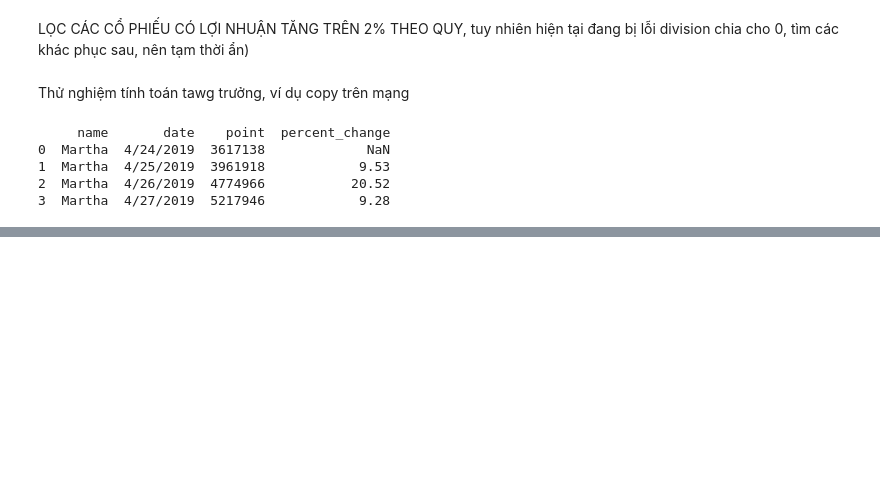
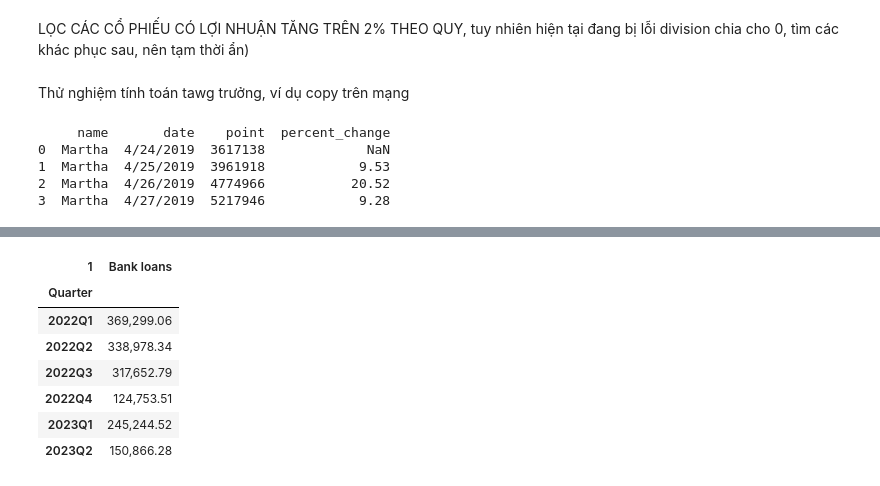
Before and after one commit to mrtotet/Statement_analyst_all_3, a Jupyter notebook: notebooks/process_raw_data.ipynb, the cells around one changed output, grey strips where cells are left out. Saved outputs shown, nothing was run; the diff lists cells and outputs as text; code cells hidden in the pictures; blank space fills up the shorter version.

```diff
--- a/notebooks/process_raw_data.ipynb
+++ b/notebooks/process_raw_data.ipynb
@@ -121,10 +133,22 @@ a
 # %%
-sector_exclude = ['Real Estate Holding & Development','Airlines','Banks']
-Choice_Sector = report_concat[~report_concat.isin(sector_exclude)]
-report_ticker_year = Choice_Sector.groupby(['Ticker']).sum()
-report_ticker_year['EBITDA - Interest_expenses'] = report_ticker_year['EBITDA'] + report_ticker_year['Financial expenses']
+sector_exclude = ['Real Estate Holding & Development','Airlines','Banks']  # các mảng này ảnh hưởng lớn trọng so trên sàn nên loại ra để hình dung về nền kinh tế d
+Choice_Sector = report_concat[~report_concat['Sector - ICB Level 4'].isin(sector_exclude)]  # thao lác exclude column 'Sector - ICB Level 4' khỏi sector_exlude
 
-borowing_filter = report_ticker_year[(report_ticker_year['EBITDA - Interest_expenses'] < 0)| (report_ticker_year['EBITDA'] < 0) ][['Sector - ICB Level 4','Year','EBITDA','Financial expenses','EBITDA - Interest_expenses','Short-term borrowings','Bank loans']]
-b = borowing_filter['Bank loans'].sum()
-b
+report_ticker_year = Choice_Sector[['Quarter','Bank loans']].groupby(['Quarter']).sum()
+# report_ticker_year
+# report_ticker_year['EBITDA - Interest_expenses'] = report_ticker_year['EBITDA'] + report_ticker_year['Financial expenses']  # Tính lợi
+
+# borowing_filter = report_ticker_year[(report_ticker_year['EBITDA - Interest_expenses'] < 0)| (report_ticker_year['EBITDA'] < 0) ][['Sector - ICB Level 4','Year','EBITDA','Financial expenses','EBITDA - Interest_expenses','Short-term borrowings','Bank loans']]
+# b = borowing_filter['Bank loans'].sum()
+# b
+report_ticker_year
+# %% [output]
+| 1 | Bank loans |
+| Quarter |  |
+| 2022Q1 | 369,299.06 |
+| 2022Q2 | 338,978.34 |
+| 2022Q3 | 317,652.79 |
+| 2022Q4 | 124,753.51 |
+| 2023Q1 | 245,244.52 |
+| 2023Q2 | 150,866.28 |
 # %%
```
Also changed, not shown: parts of 11 cells of this notebook, 1 other file.
